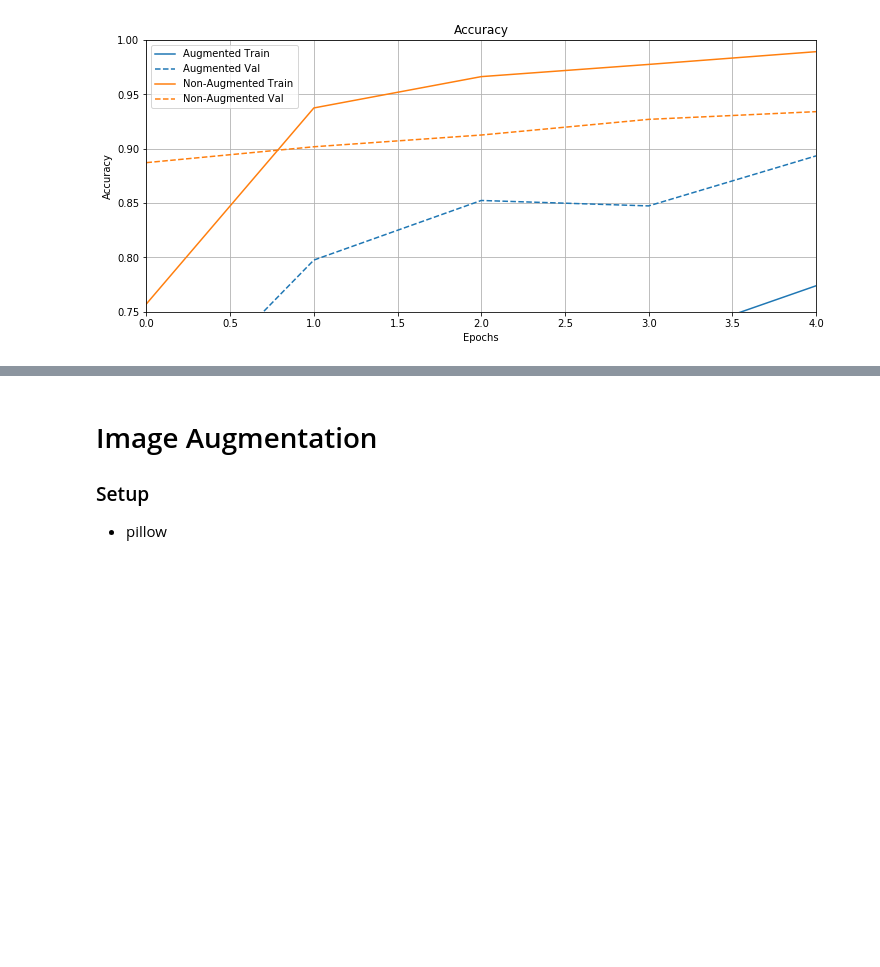
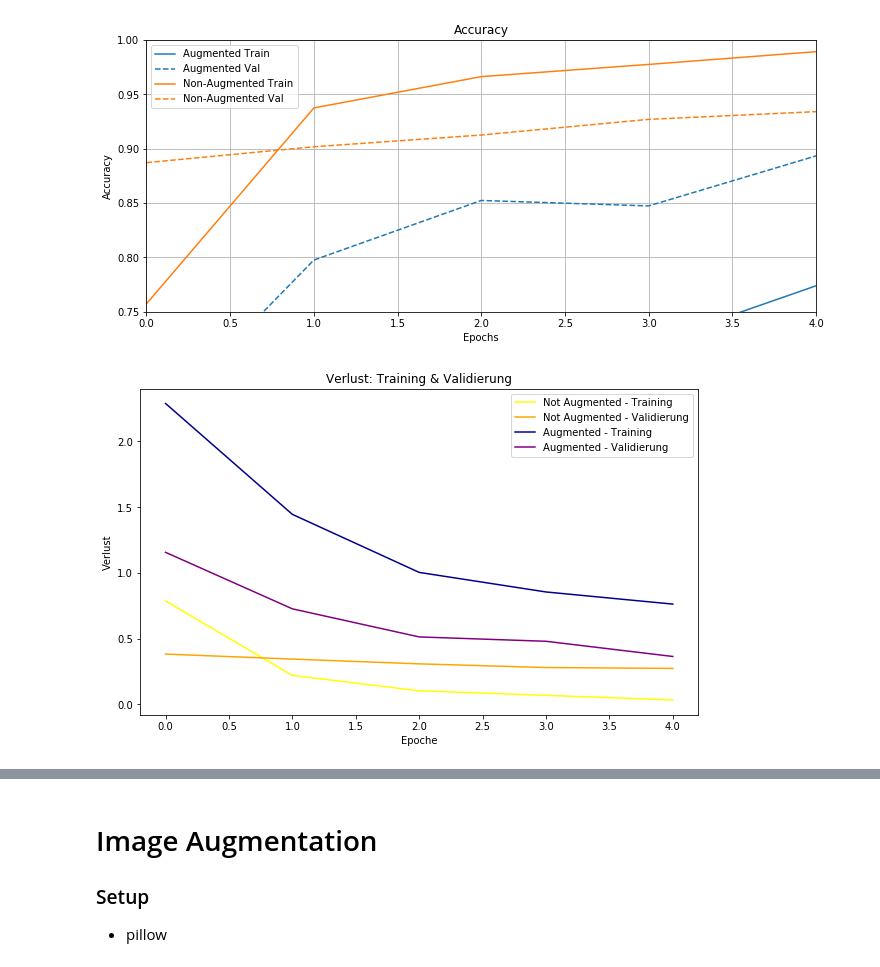
Before and after one commit to MajusLenz/Dogspiracy-machine-learning, a Jupyter notebook: jupyter_notebook/ImageAugmentation.ipynb, the cells around one changed output, grey strips where cells are left out. Saved outputs shown, nothing was run; the diff lists cells and outputs as text; code cells hidden in the pictures; blank space fills up the shorter version.

Commit message:
added pure matplotlib.pyplot plotting for acc and loss of learning.

```diff
--- a/jupyter_notebook/ImageAugmentation.ipynb
+++ b/jupyter_notebook/ImageAugmentation.ipynb
@@ -135,3 +125,17 @@ plt.ylim([0.75,1])
 # %% [output]
 (0.75, 1)
 [figure]
+# %%
+# Ausgabe des Trainingsverlaufs als Diagramm
+plt.figure(figsize = (10, 6))
+plt.plot(range(5), no_aug_history.history["loss"], "yellow", label = "Not Augmented - Training")
+plt.plot(range(5), no_aug_history.history["val_loss"], "orange", label = "Not Augmented - Validierung")
+plt.plot(range(5), aug_history.history["loss"], "darkblue", label = "Augmented - Training")
+plt.plot(range(5), aug_history.history["val_loss"], "purple", label = "Augmented - Validierung")
+plt.title("Verlust: Training & Validierung")
+plt.ylabel("Verlust")
+plt.xlabel("Epoche")
+plt.legend()
+plt.show()
+# %% [output]
+[figure, added]
```
Also changed, not shown: parts of 2 cells of this notebook.
